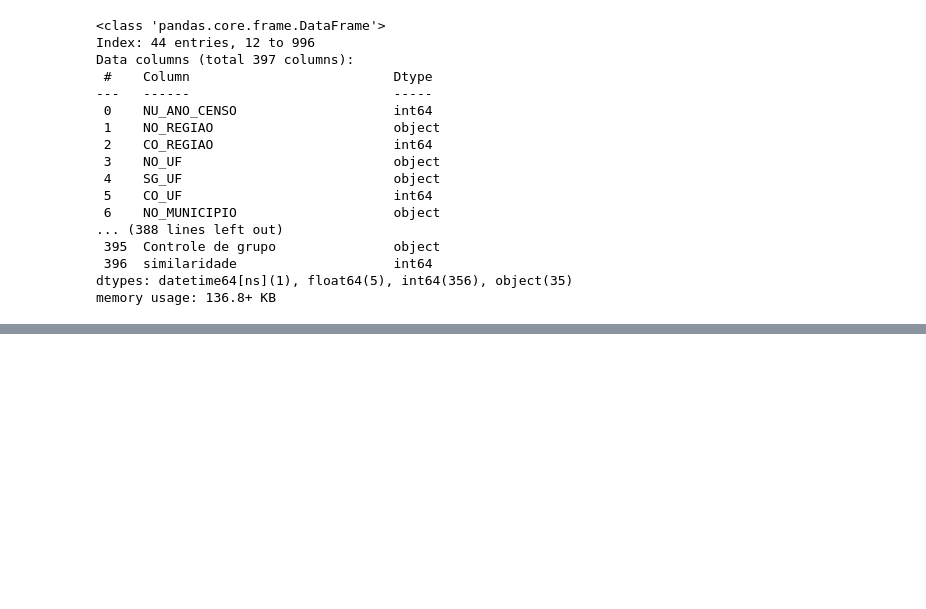
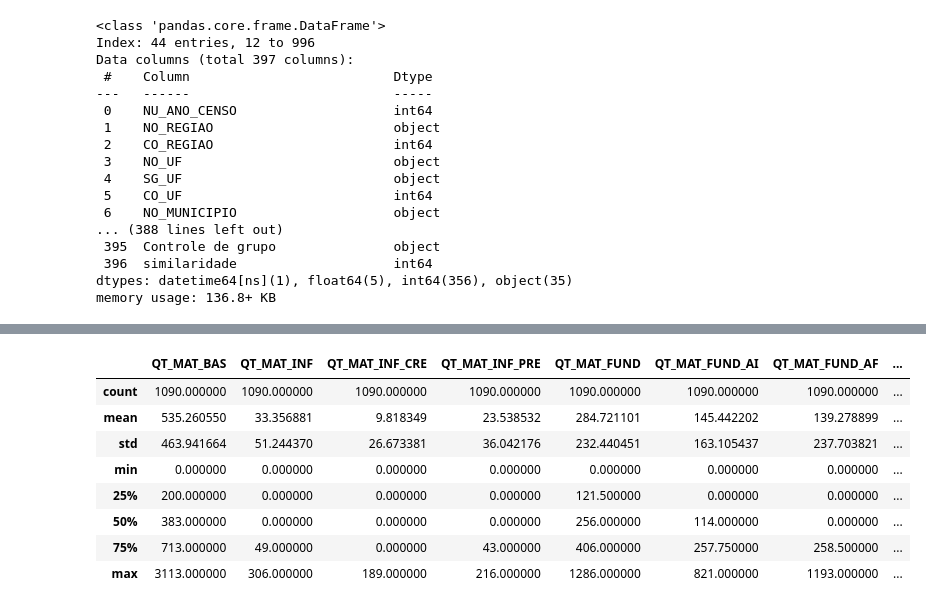
Before and after one commit to Bruno-Santana-Eco/Dados_Painel_Escolas_SSA, a Jupyter notebook: Diff-in-diff.ipynb, the cells around one changed output, grey strips where cells are left out. Cells and saved outputs as stored; diff of their text form; code cells hidden in the pictures; blank space fills up the shorter version.

```diff
--- a/Diff-in-diff.ipynb
+++ b/Diff-in-diff.ipynb
@@ -487,0 +537,3 @@ df_diferentes.to_excel('C:/Users/Samsung/Documents/GitHub-Datas/Trabalho_Vanessa
+# %%
+df = pd.read_parquet("C:/Users/Samsung/Documents/GitHub-Datas/Trabalho_Vanessa/Tratamento/df_tratado.parquet", engine= 'pyarrow')
+df.info()
@@ -487,0 +558,12 @@ df_diferentes.to_excel('C:/Users/Samsung/Documents/GitHub-Datas/Trabalho_Vanessa
+# %%
+df.describe()
+# %% [output]
+|  | QT_MAT_BAS | QT_MAT_INF | QT_MAT_INF_CRE | QT_MAT_INF_PRE | QT_MAT_FUND | QT_MAT_FUND_AI | QT_MAT_FUND_AF | ... |
+| count | 1090.000000 | 1090.000000 | 1090.000000 | 1090.000000 | 1090.000000 | 1090.000000 | 1090.000000 | ... |
+| mean | 535.260550 | 33.356881 | 9.818349 | 23.538532 | 284.721101 | 145.442202 | 139.278899 | ... |
+| std | 463.941664 | 51.244370 | 26.673381 | 36.042176 | 232.440451 | 163.105437 | 237.703821 | ... |
+| min | 0.000000 | 0.000000 | 0.000000 | 0.000000 | 0.000000 | 0.000000 | 0.000000 | ... |
+| 25% | 200.000000 | 0.000000 | 0.000000 | 0.000000 | 121.500000 | 0.000000 | 0.000000 | ... |
+| 50% | 383.000000 | 0.000000 | 0.000000 | 0.000000 | 256.000000 | 114.000000 | 0.000000 | ... |
+| 75% | 713.000000 | 49.000000 | 0.000000 | 43.000000 | 406.000000 | 257.750000 | 258.500000 | ... |
+| max | 3113.000000 | 306.000000 | 189.000000 | 216.000000 | 1286.000000 | 821.000000 | 1193.000000 | ... |
```
Also changed, not shown: parts of 6 cells of this notebook.
